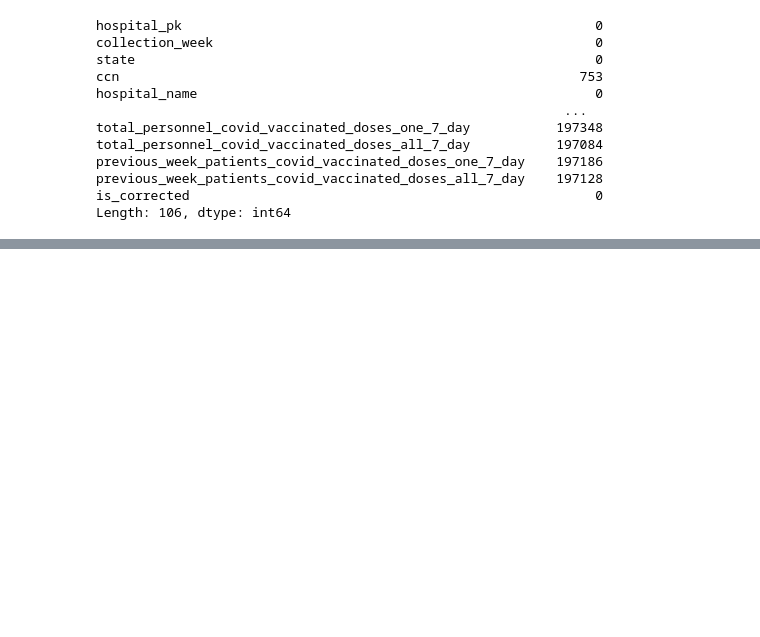
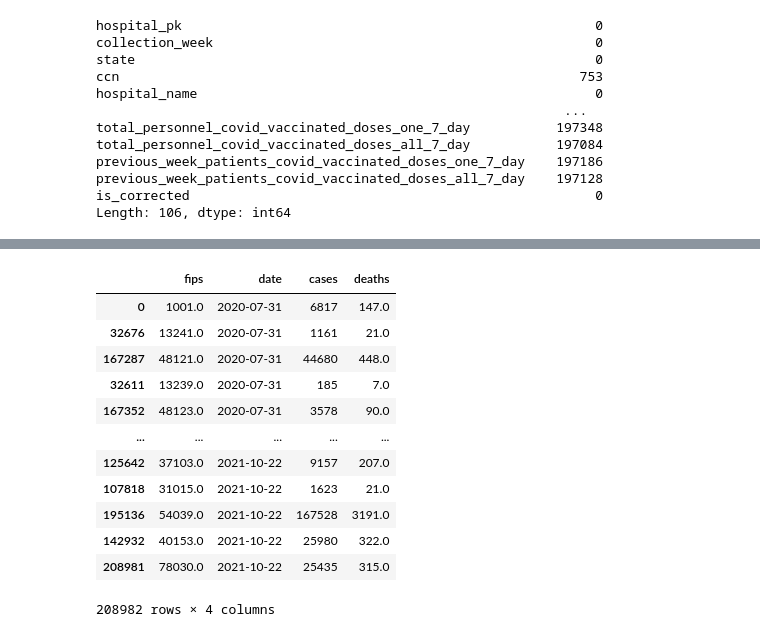
Before and after one commit to philippekerstens/Group-3, a Jupyter notebook: data_exploration.ipynb, the cells around one changed output, grey strips where cells are left out. Cells and saved outputs as stored; diff of their text form; code cells hidden in the pictures; blank space fills up the shorter version.

```diff
--- a/data_exploration.ipynb
+++ b/data_exploration.ipynb
@@ -320,0 +424,18 @@ hospital_data_df.dropna()
+# %%
+# Resort the nyt_data_grouped by date
+nyt_data_grouped = nyt_data_grouped.sort_values(by='date')
+nyt_data_grouped
+# %% [output]
+|  | fips | date | cases | deaths |
+| 0 | 1001.0 | 2020-07-31 | 6817 | 147.0 |
+| 32676 | 13241.0 | 2020-07-31 | 1161 | 21.0 |
+| 167287 | 48121.0 | 2020-07-31 | 44680 | 448.0 |
+| 32611 | 13239.0 | 2020-07-31 | 185 | 7.0 |
+| 167352 | 48123.0 | 2020-07-31 | 3578 | 90.0 |
+| ... | ... | ... | ... | ... |
+| 125642 | 37103.0 | 2021-10-22 | 9157 | 207.0 |
+| 107818 | 31015.0 | 2021-10-22 | 1623 | 21.0 |
+| 195136 | 54039.0 | 2021-10-22 | 167528 | 3191.0 |
+| 142932 | 40153.0 | 2021-10-22 | 25980 | 322.0 |
+| 208981 | 78030.0 | 2021-10-22 | 25435 | 315.0 |
+208982 rows × 4 columns
```
Also changed, not shown: parts of 11 cells of this notebook.
